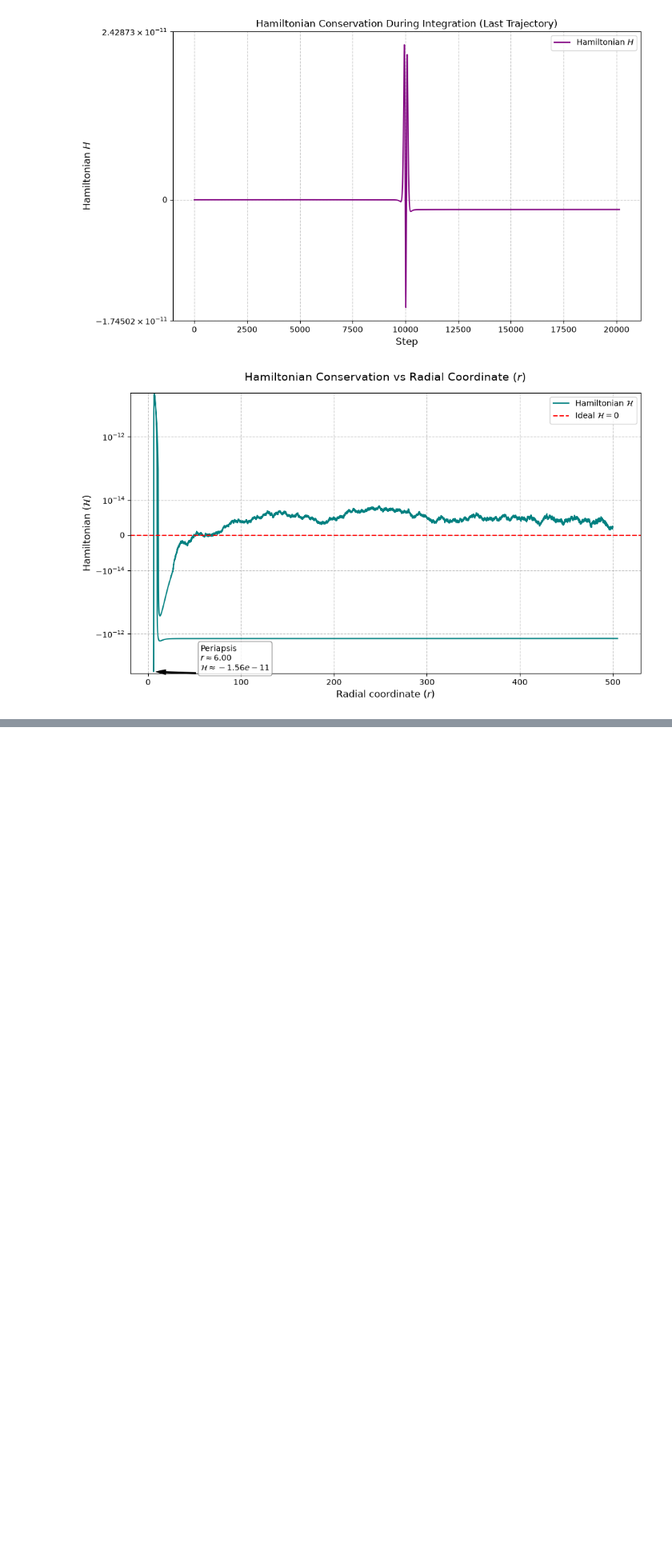
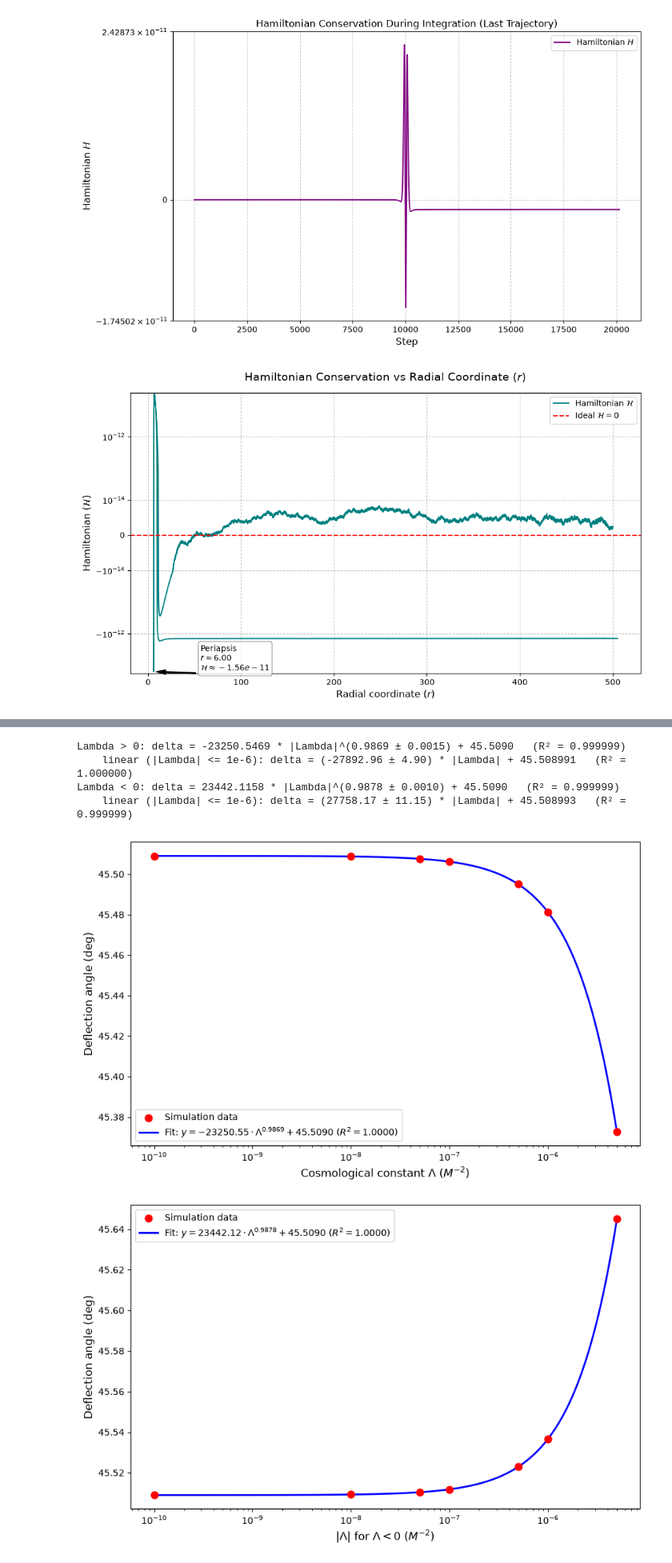
Before and after one commit to NugiePhysics/Research-thesis-s1, a Jupyter notebook: notebooks/Lambda_Deflection.ipynb, the cells around one changed output, grey strips where cells are left out. Shown at 80% size. Drawn from its saved outputs; the diff is of its cells as text; code cells hidden in the pictures; blank space fills up the shorter version.

```diff
--- a/notebooks/Lambda_Deflection.ipynb
+++ b/notebooks/Lambda_Deflection.ipynb
@@ -91,18 +97,0 @@ The point $\Lambda = 0$ is represented by $\Lambda = 10^{-10}$ so that it can be
-# %%
-lmd_arr = np.array([res.lmd for res in results])
-defl_arr = np.array([res.deflection_deg for res in results])
-
-# Represent Lambda = 0 by 1e-10 so it can be shown on a log axis
-lmd_fit = np.where(lmd_arr == 0, 1e-10, lmd_arr)
-
-# Initial guess: B ~ 1 (nearly linear trend), C ~ deflection at the smallest Lambda
-p0 = [5000, 1.0, defl_arr[np.argmin(lmd_fit)]]
-popt, r2 = fit_curve(power_law, lmd_fit, defl_arr, p0=p0, maxfev=20000)
-A_opt, B_opt, C_opt = popt
-
-print("--- Nonlinear fit results ---")
-print(f"Model: y = {A_opt:.4f} * (Lambda^{B_opt:.4f}) + {C_opt:.4f}")
-print(f"R² (coefficient of determination) = {r2:.6f}")
-
-plot_lambda_fit(lmd_fit, defl_arr, popt, r2)
-plt.show()
@@ -113,0 +211,32 @@ R² (coefficient of determination) = 0.999985
+# %%
+fits = {}
+for sign, name in ((+1, "Lambda > 0"), (-1, "Lambda < 0")):
+    sel = (np.sign(lmd_arr) == sign) | (lmd_arr == 0)
+    order = np.argsort(np.abs(lmd_arr[sel]))
+    x = np.abs(lmd_arr[sel])[order]
+    y = sim[sel][order]
+    x_fit = np.where(x == 0, 1e-10, x)  # Lambda = 0 -> 1e-10 for the log axis
+
+    p0 = [np.sign(y[-1] - y[0]) * 5000, 1.0, y[0]]
+    popt, r2, perr = fit_curve(power_law, x_fit, y, p0=p0, maxfev=20000, return_errors=True)
+    print(f"{name}: delta = {popt[0]:.4f} * |Lambda|^({popt[1]:.4f} ± {perr[1]:.4f}) + {popt[2]:.4f}"
+          f"   (R² = {r2:.6f})")
+
+    small = x <= 1e-6
+    p0_lin = [(y[small][-1] - y[0]) / x[small][-1], y[0]]
+    popt_lin, r2_lin, perr_lin = fit_curve(linear, x[small], y[small], p0=p0_lin, return_errors=True)
+    print(f"    linear (|Lambda| <= 1e-6): delta = ({popt_lin[0]:.2f} ± {perr_lin[0]:.2f}) * |Lambda| "
+          f"+ {popt_lin[1]:.6f}   (R² = {r2_lin:.6f})")
+    fits[sign] = (x_fit, y, popt, r2)
+
+plot_lambda_fit(*fits[+1])
+plt.show()
+plot_lambda_fit(*fits[-1], xlabel=r'$|\Lambda|$ for $\Lambda < 0$ ($M^{-2}$)')
+plt.show()
+# %% [output]
+Lambda > 0: delta = -23250.5469 * |Lambda|^(0.9869 ± 0.0015) + 45.5090   (R² = 0.999999)
+    linear (|Lambda| <= 1e-6): delta = (-27892.96 ± 4.90) * |Lambda| + 45.508991   (R² = 1.000000)
+Lambda < 0: delta = 23442.1158 * |Lambda|^(0.9878 ± 0.0010) + 45.5090   (R² = 0.999999)
+    linear (|Lambda| <= 1e-6): delta = (27758.17 ± 11.15) * |Lambda| + 45.508993   (R² = 0.999999)
+[figure, added]
+[figure, added]
```
Also changed, not shown: parts of 16 cells of this notebook, 2 other files.
